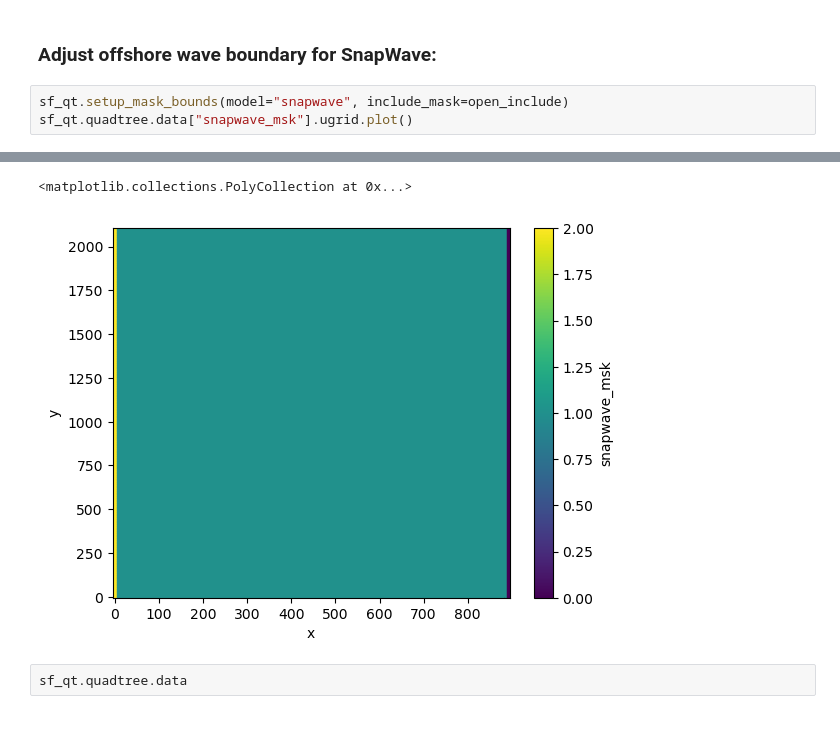
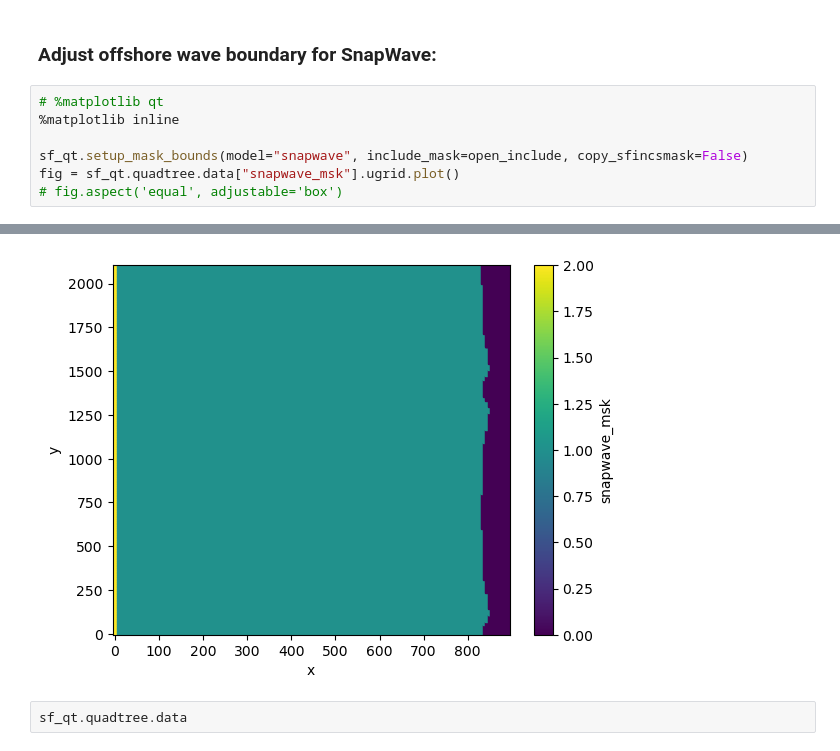
Before and after one commit to Deltares/hydromt_sfincs, a Jupyter notebook: examples/make_Duck_hydromt.ipynb, the cells around one changed output, grey strips where cells are left out. Drawn from its saved outputs; the diff is of its cells as text; blank space fills up the shorter version.

Commit message:
Working snapwave_mask

```diff
--- a/examples/make_Duck_hydromt.ipynb
+++ b/examples/make_Duck_hydromt.ipynb
@@ -205,6 +205,10 @@ Try situation where we want to directly copy the SFINCS mask to SnapWave:
 # %% [markdown]
 ### Adjust offshore wave boundary for SnapWave:
 # %%
-sf_qt.setup_mask_bounds(model="snapwave", include_mask=open_include)
-sf_qt.quadtree.data["snapwave_msk"].ugrid.plot()
+# %matplotlib qt
+%matplotlib inline
+
+sf_qt.setup_mask_bounds(model="snapwave", include_mask=open_include, copy_sfincsmask=False)
+fig = sf_qt.quadtree.data["snapwave_msk"].ugrid.plot()
+# fig.aspect('equal', adjustable='box')
 # %% [output]
@@ -212,5 +216,4 @@ sf_qt.quadtree.data["snapwave_msk"].ugrid.plot()
-<matplotlib.collections.PolyCollection at 0x...>
-[figure, old version]
+[figure, new version]
 # %%
 sf_qt.quadtree.data
 # %% [output]
```
Also changed, not shown: parts of 16 cells of this notebook.
